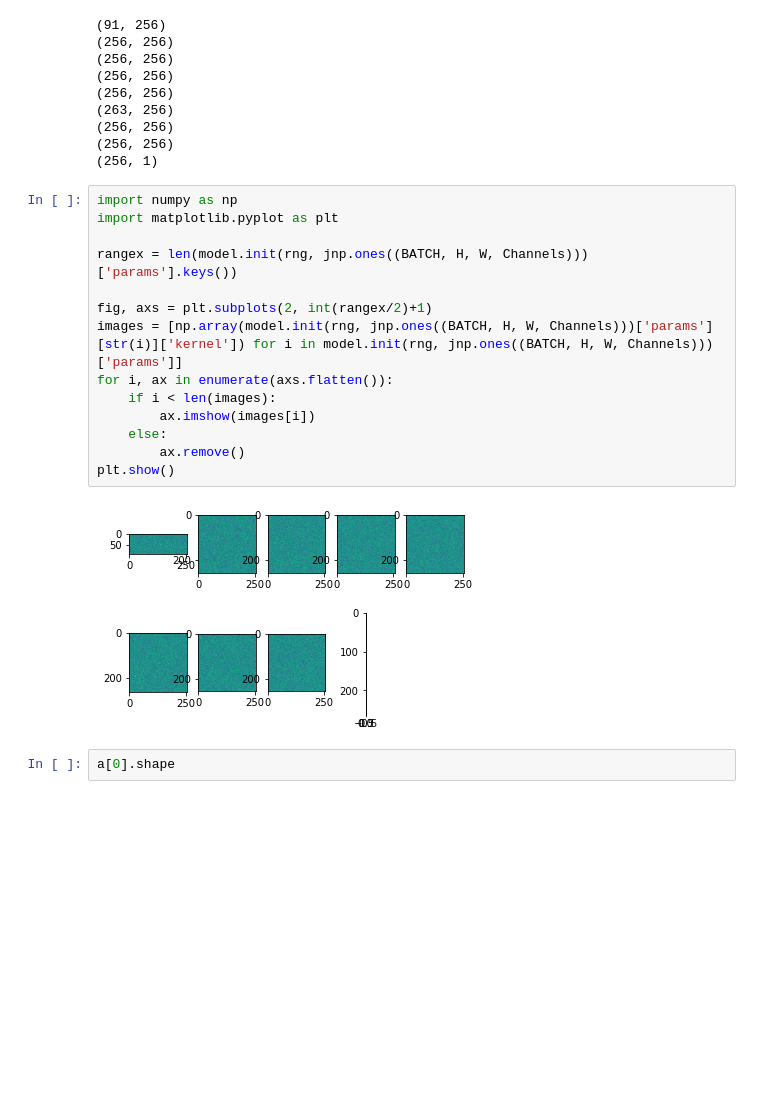
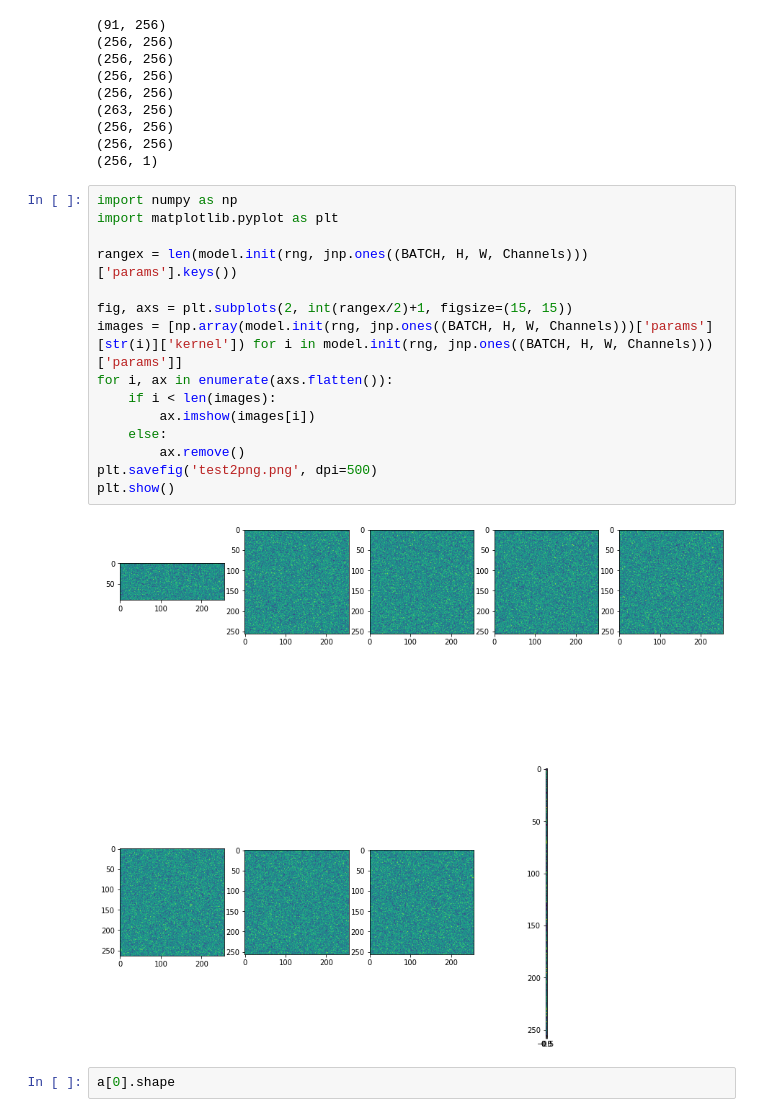
Before and after one commit to 1kaiser/Media-Segment-Depth-MLP, a Jupyter notebook: MLP_Image_training_Parallel.ipynb, the cells around one changed output. Saved outputs shown, nothing was run; the diff lists cells and outputs as text; blank space fills up the shorter version.

Commit message:
created plotting of kernel and saving as png

```diff
--- a/MLP_Image_training_Parallel.ipynb
+++ b/MLP_Image_training_Parallel.ipynb
@@ -759,19 +759,20 @@ for i in model.init(rng, jnp.ones((BATCH, H, W, Channels)))['params']:
 # %%
 import numpy as np
 import matplotlib.pyplot as plt
 
 rangex = len(model.init(rng, jnp.ones((BATCH, H, W, Channels)))['params'].keys())
 
-fig, axs = plt.subplots(2, int(rangex/2)+1)
+fig, axs = plt.subplots(2, int(rangex/2)+1, figsize=(15, 15))
 images = [np.array(model.init(rng, jnp.ones((BATCH, H, W, Channels)))['params'][str(i)]['kernel']) for i in model.init(rng, jnp.ones((BATCH, H, W, Channels)))['params']]
 for i, ax in enumerate(axs.flatten()):
     if i < len(images):
         ax.imshow(images[i])
     else:
         ax.remove()
+plt.savefig('test2png.png', dpi=500)
 plt.show()
 # %% [output]
-[figure, old version]
+[figure, new version]
 # %%
 a[0].shape
 # %% [output]
```
